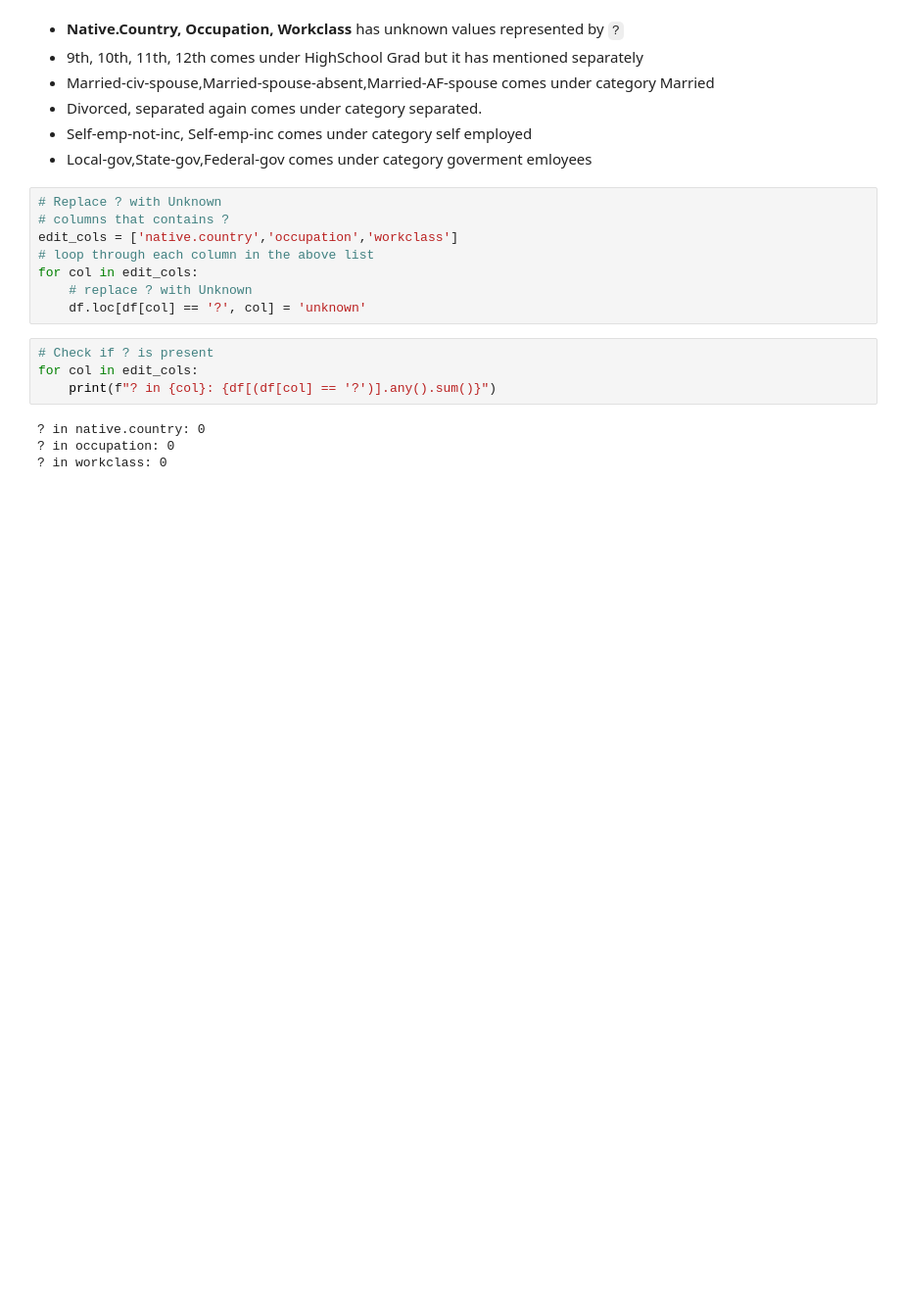
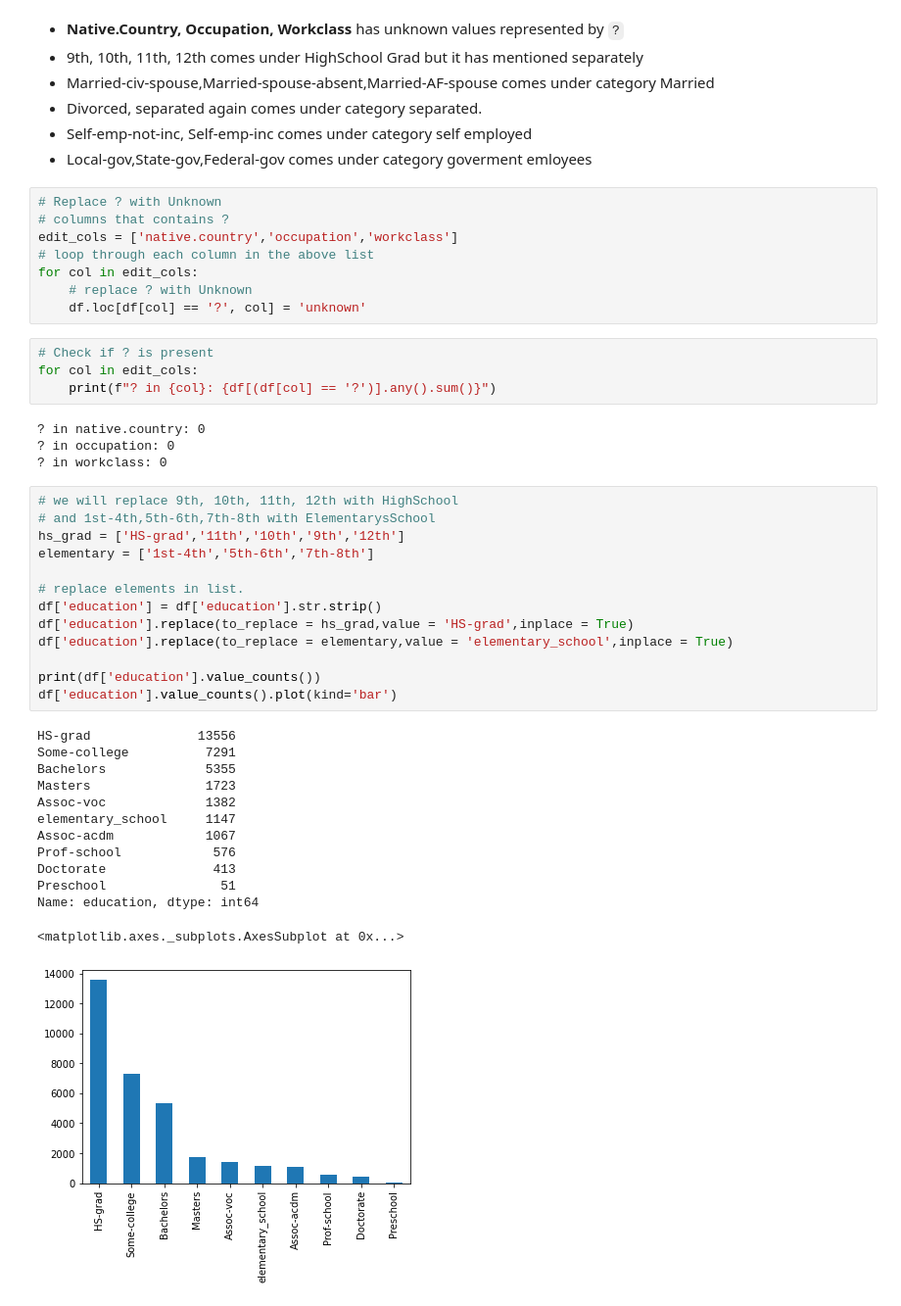
Before and after one commit to phillakh/6000CEM-Machine-Learning-and-Related-Applications, a Jupyter notebook: Notebook.ipynb, the cells around one changed output. Shown at 98% size. Drawn from its saved outputs; the diff is of its cells as text; blank space fills up the shorter version.

```diff
--- a/Notebook.ipynb
+++ b/Notebook.ipynb
@@ -120,3 +120,30 @@ for col in edit_cols:
 ? in native.country: 0
 ? in occupation: 0
 ? in workclass: 0
+# %%
+# we will replace 9th, 10th, 11th, 12th with HighSchool
+# and 1st-4th,5th-6th,7th-8th with ElementarysSchool
+hs_grad = ['HS-grad','11th','10th','9th','12th']
+elementary = ['1st-4th','5th-6th','7th-8th']
+
+# replace elements in list.
+df['education'] = df['education'].str.strip()
+df['education'].replace(to_replace = hs_grad,value = 'HS-grad',inplace = True)
+df['education'].replace(to_replace = elementary,value = 'elementary_school',inplace = True)
+
+print(df['education'].value_counts())
+df['education'].value_counts().plot(kind='bar')
+# %% [output]
+HS-grad              13556
+Some-college          7291
+Bachelors             5355
+Masters               1723
+Assoc-voc             1382
+elementary_school     1147
+Assoc-acdm            1067
+Prof-school            576
+Doctorate              413
+Preschool               51
+Name: education, dtype: int64
+<matplotlib.axes._subplots.AxesSubplot at 0x...>
+[figure, added]
```
Also changed, not shown: parts of 2 cells of this notebook.
